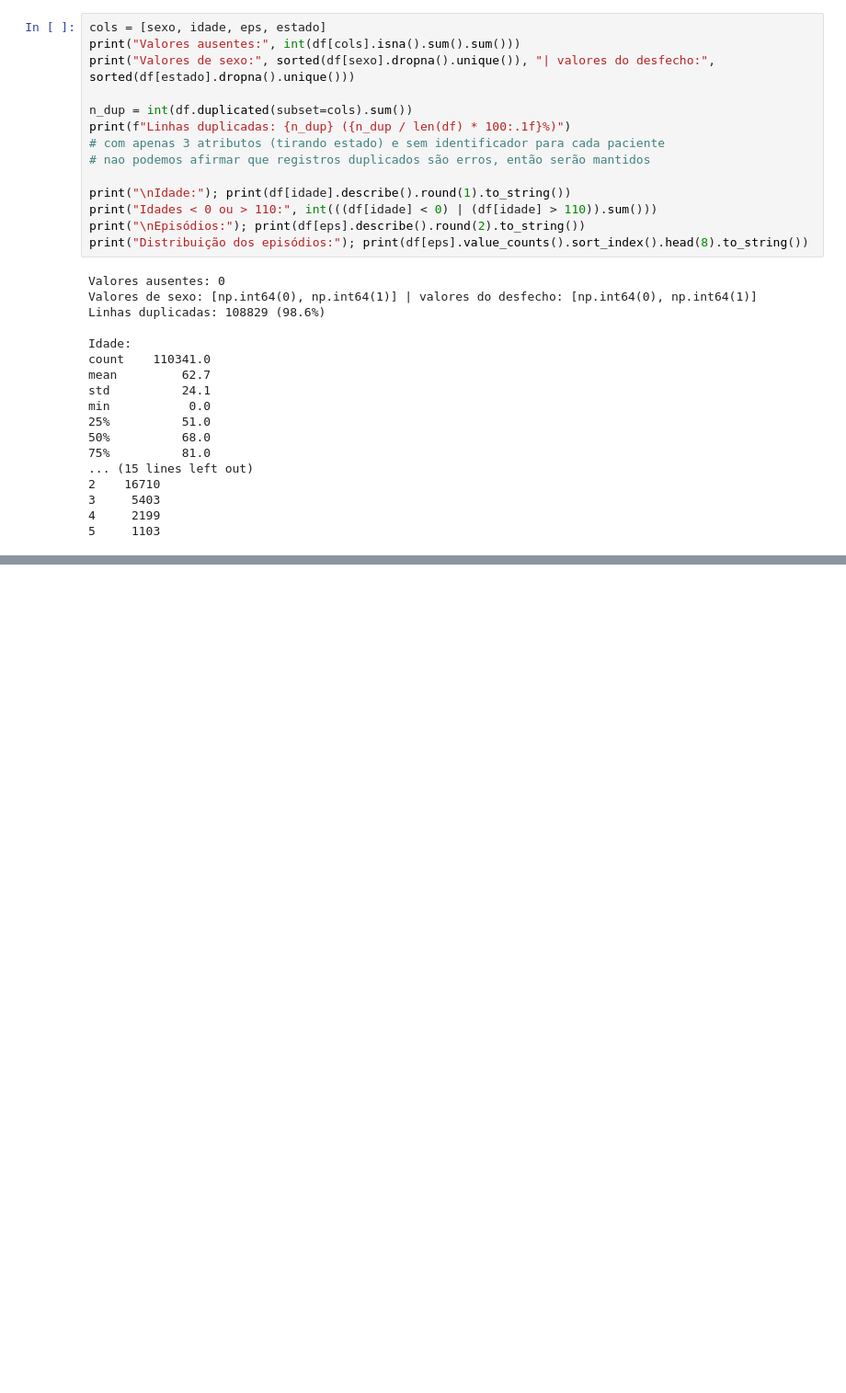
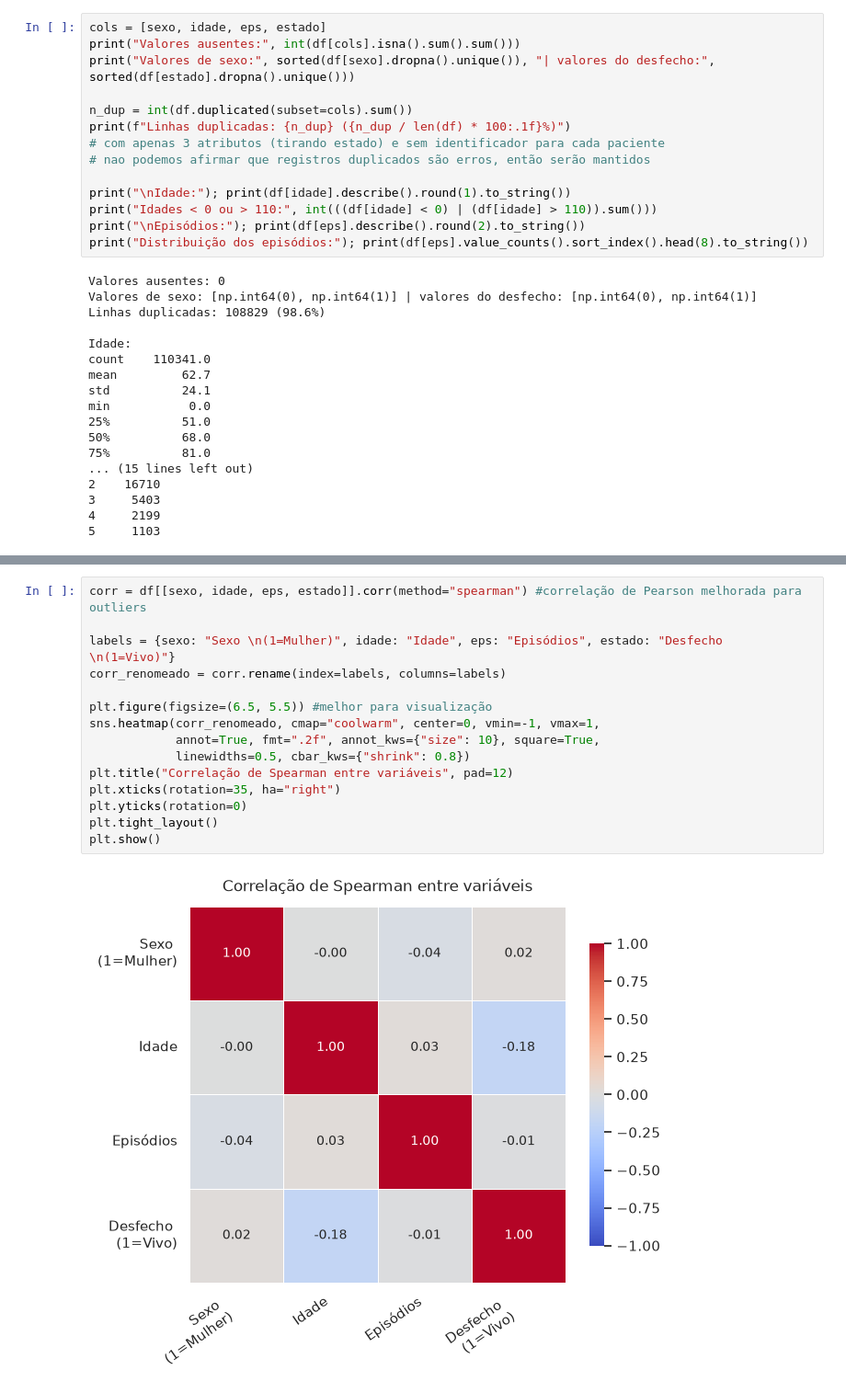
Before and after one commit to Gabrielv013/pesq-acad, a Jupyter notebook: notebook.ipynb, the cells around one changed output, grey strips where cells are left out. Shown at 92% size. Cells and saved outputs as stored; diff of their text form; blank space fills up the shorter version.

```diff
--- a/notebook.ipynb
+++ b/notebook.ipynb
@@ -93,0 +113,17 @@ min           0.0
+# %%
+corr = df[[sexo, idade, eps, estado]].corr(method="spearman") #correlação de Pearson melhorada para outliers
+
+labels = {sexo: "Sexo \n(1=Mulher)", idade: "Idade", eps: "Episódios", estado: "Desfecho \n(1=Vivo)"}
+corr_renomeado = corr.rename(index=labels, columns=labels)
+
+plt.figure(figsize=(6.5, 5.5)) #melhor para visualização
+sns.heatmap(corr_renomeado, cmap="coolwarm", center=0, vmin=-1, vmax=1,
+            annot=True, fmt=".2f", annot_kws={"size": 10}, square=True,
+            linewidths=0.5, cbar_kws={"shrink": 0.8})
+plt.title("Correlação de Spearman entre variáveis", pad=12)
+plt.xticks(rotation=35, ha="right")
+plt.yticks(rotation=0)
+plt.tight_layout()
+plt.show()
+# %% [output]
+[figure, added]
```
Also changed, not shown: parts of 1 cell of this notebook.
